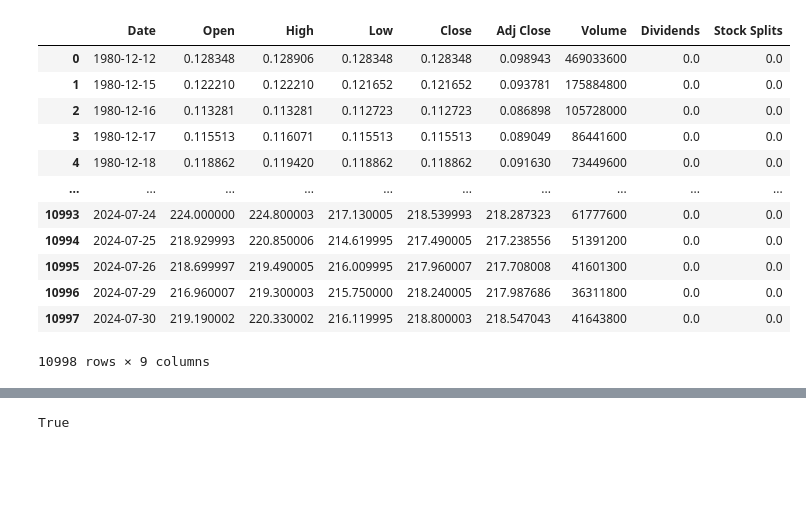
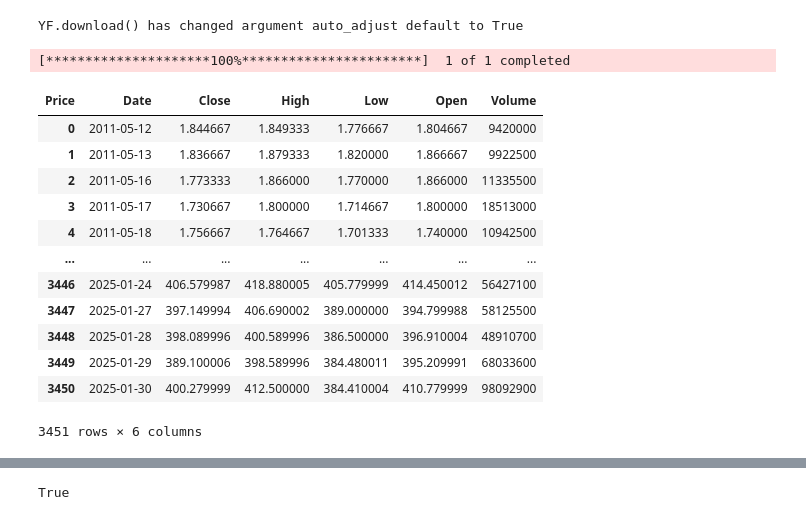
Before and after one commit to Amangtt/Stock-market-data-analysis-and-prediction, a Jupyter notebook: notebooks/finance.ipynb, the cells around one changed output, grey strips where cells are left out. Cells and saved outputs as stored; diff of their text form; code cells hidden in the pictures; blank space fills up the shorter version.

```diff
--- a/notebooks/finance.ipynb
+++ b/notebooks/finance.ipynb
@@ -9,21 +9,25 @@ c:\Users\hello\Desktop\git\Stock-market-data-analysis-and-prediction
 # %%
 #Loading data
 from scripts.finance import financial_analysis
-analyzer=financial_analysis
-file= '../Data/yfinance_data/yfinance_data/AAPL_historical_data.csv'
-df= analyzer.load_data(file)
+from scripts.logger import SetupLogger
+logger = SetupLogger(log_file='../logs/notebooks.log').get_logger()
+analyzer=financial_analysis(logger)
+path='../Data/TSLA'
+df= analyzer.load_data('TSLA','2011-05-12','2025-01-31',path)
 df
 # %% [output]
+YF.download() has changed argument auto_adjust default to True
+[*********************100%***********************]  1 of 1 completed
-|  | Date | Open | High | Low | Close | Adj Close | Volume | Dividends | Stock Splits |
-| 0 | 1980-12-12 | 0.128348 | 0.128906 | 0.128348 | 0.128348 | 0.098943 | 469033600 | 0.0 | 0.0 |
-| 1 | 1980-12-15 | 0.122210 | 0.122210 | 0.121652 | 0.121652 | 0.093781 | 175884800 | 0.0 | 0.0 |
-| 2 | 1980-12-16 | 0.113281 | 0.113281 | 0.112723 | 0.112723 | 0.086898 | 105728000 | 0.0 | 0.0 |
-| 3 | 1980-12-17 | 0.115513 | 0.116071 | 0.115513 | 0.115513 | 0.089049 | 86441600 | 0.0 | 0.0 |
-| 4 | 1980-12-18 | 0.118862 | 0.119420 | 0.118862 | 0.118862 | 0.091630 | 73449600 | 0.0 | 0.0 |
-| ... | ... | ... | ... | ... | ... | ... | ... | ... | ... |
-| 10993 | 2024-07-24 | 224.000000 | 224.800003 | 217.130005 | 218.539993 | 218.287323 | 61777600 | 0.0 | 0.0 |
-| 10994 | 2024-07-25 | 218.929993 | 220.850006 | 214.619995 | 217.490005 | 217.238556 | 51391200 | 0.0 | 0.0 |
-| 10995 | 2024-07-26 | 218.699997 | 219.490005 | 216.009995 | 217.960007 | 217.708008 | 41601300 | 0.0 | 0.0 |
-| 10996 | 2024-07-29 | 216.960007 | 219.300003 | 215.750000 | 218.240005 | 217.987686 | 36311800 | 0.0 | 0.0 |
-| 10997 | 2024-07-30 | 219.190002 | 220.330002 | 216.119995 | 218.800003 | 218.547043 | 41643800 | 0.0 | 0.0 |
+| Price | Date | Close | High | Low | Open | Volume |
+| 0 | 2011-05-12 | 1.844667 | 1.849333 | 1.776667 | 1.804667 | 9420000 |
+| 1 | 2011-05-13 | 1.836667 | 1.879333 | 1.820000 | 1.866667 | 9922500 |
+| 2 | 2011-05-16 | 1.773333 | 1.866000 | 1.770000 | 1.866000 | 11335500 |
+| 3 | 2011-05-17 | 1.730667 | 1.800000 | 1.714667 | 1.800000 | 18513000 |
+| 4 | 2011-05-18 | 1.756667 | 1.764667 | 1.701333 | 1.740000 | 10942500 |
+| ... | ... | ... | ... | ... | ... | ... |
+| 3446 | 2025-01-24 | 406.579987 | 418.880005 | 405.779999 | 414.450012 | 56427100 |
+| 3447 | 2025-01-27 | 397.149994 | 406.690002 | 389.000000 | 394.799988 | 58125500 |
+| 3448 | 2025-01-28 | 398.089996 | 400.589996 | 386.500000 | 396.910004 | 48910700 |
+| 3449 | 2025-01-29 | 389.100006 | 398.589996 | 384.480011 | 395.209991 | 68033600 |
+| 3450 | 2025-01-30 | 400.279999 | 412.500000 | 384.410004 | 410.779999 | 98092900 |
-10998 rows × 9 columns
+3451 rows × 6 columns
```
Also changed, not shown: parts of 10 cells of this notebook.
